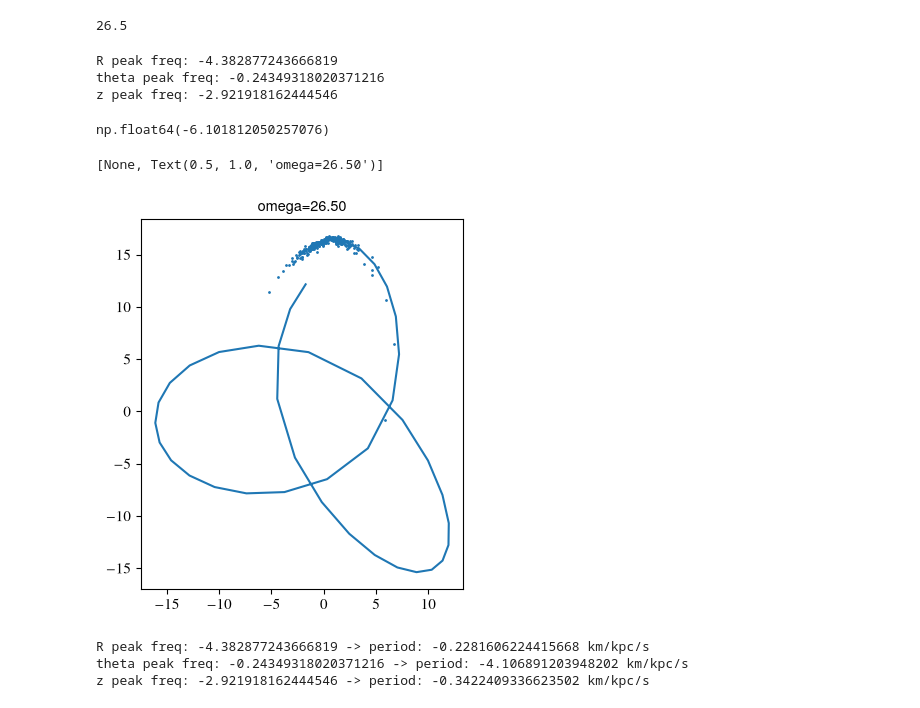
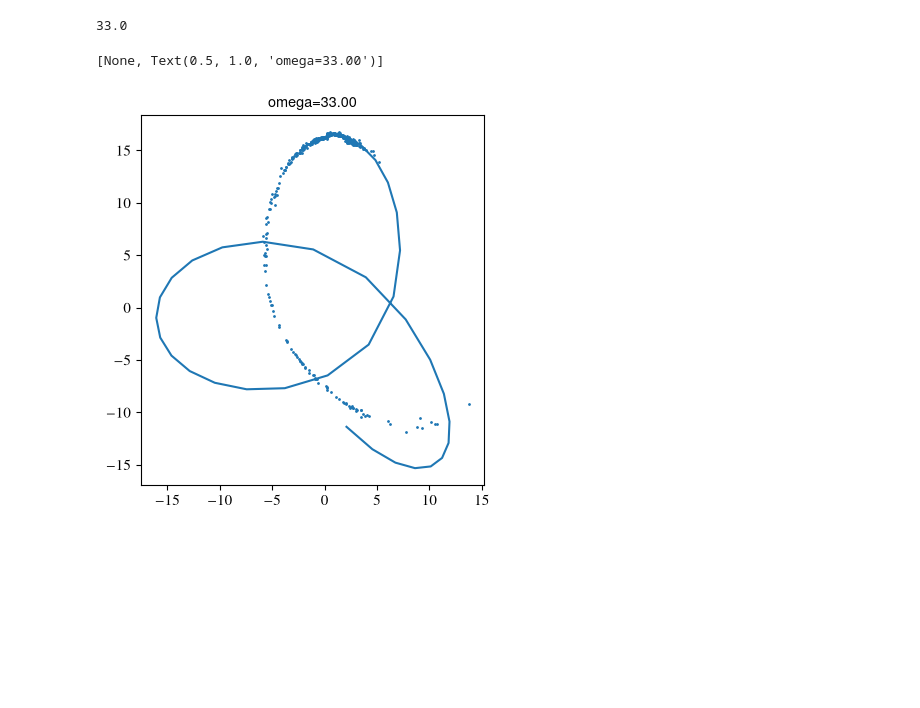
Before and after one commit to salvatore-ferrone/bar-dynamics, a Jupyter notebook: scrap/scrap.ipynb, the cells around one changed output. Cells and saved outputs as stored; diff of their text form; code cells hidden in the pictures; blank space fills up the shorter version.

```diff
--- a/scrap/scrap.ipynb
+++ b/scrap/scrap.ipynb
@@ -31,11 +20,11 @@ fname = "pal5_bar_pattern_speed_v1__mw-fiducial_v1__lookback-4gyr__n-512__seed-0
 myfile = h5py.File(path+fname,mode="r")
 mykeys = list(myfile['runs'].keys())
 # pick a key
-key_index = 4
+key_index = 16+1
 barpatternspeed=myfile['runs'][mykeys[key_index]].attrs['bar_pattern_speed_magnitude_kms_kpc']
 print(barpatternspeed)
 # %% [output]
-26.5
+33.0
 # %%
 # extract the data
 x=myfile['runs'][mykeys[key_index]]['progenitor_orbit_phase_space'][:,0]
@@ -48,52 +37,14 @@ nt = len(R)
 t0=-myfile.attrs['lookback_gyr']*u.Gyr
 unitT=u.s * (u.kpc/u.km)
 timestamps=np.linspace(0,t0.to(unitT).value,nt)
-# %%
-# do the frequency analysis of the orbit
-dt = timestamps[1] - timestamps[0]
-
-theta_unwrapped = np.unwrap(theta)
-
-fR, freqR, powR       = peak_frequency(R, dt)
-ftheta, freqT, powT   = peak_frequency(theta_unwrapped, dt)
-fz, freqZ, powZ       = peak_frequency(z, dt)
-
-print("R peak freq:", fR,)
-print("theta peak freq:", ftheta, )
-print("z peak freq:", fz,)
-# %% [output]
-R peak freq: -4.382877243666819
-theta peak freq: -0.24349318020371216
-z peak freq: -2.921918162444546
-# %%
-spectrum = (barpatternspeed - ftheta)/fR
-spectrum
-# %% [output]
-np.float64(-6.101812050257076)
 # %%
 xp=myfile['runs'][mykeys[key_index]]['stream_phase_space'][:,1]
 yp=myfile['runs'][mykeys[key_index]]['stream_phase_space'][:,2]
 fig,axis=plt.subplots(1,1)
-ll=40
+ll=34
 axis.plot(y[-ll:],z[-ll:]);
 axis.scatter(xp,yp,s=1)
 axis.set(aspect="equal", title="omega={:.2f}".format(barpatternspeed))
 # %% [output]
-[None, Text(0.5, 1.0, 'omega=26.50')]
+[None, Text(0.5, 1.0, 'omega=33.00')]
-[figure, old version]
+[figure, new version]
-# %%
-dt = timestamps[1] - timestamps[0]
-
-theta_unwrapped = np.unwrap(theta)
-
-fR, freqR, powR       = peak_frequency(R, dt)
-ftheta, freqT, powT   = peak_frequency(theta_unwrapped, dt)
-fz, freqZ, powZ       = peak_frequency(z, dt)
-
-print("R peak freq:", fR, "-> period:", 1/fR, "km/kpc/s")
-print("theta peak freq:", ftheta, "-> period:", 1/ftheta, "km/kpc/s")
-print("z peak freq:", fz, "-> period:", 1/fz, "km/kpc/s")
-# %% [output]
-R peak freq: -4.382877243666819 -> period: -0.2281606224415668 km/kpc/s
-theta peak freq: -0.24349318020371216 -> period: -4.106891203948202 km/kpc/s
-z peak freq: -2.921918162444546 -> period: -0.3422409336623502 km/kpc/s
```
Also changed, not shown: parts of 13 cells of this notebook, 7 other files.
